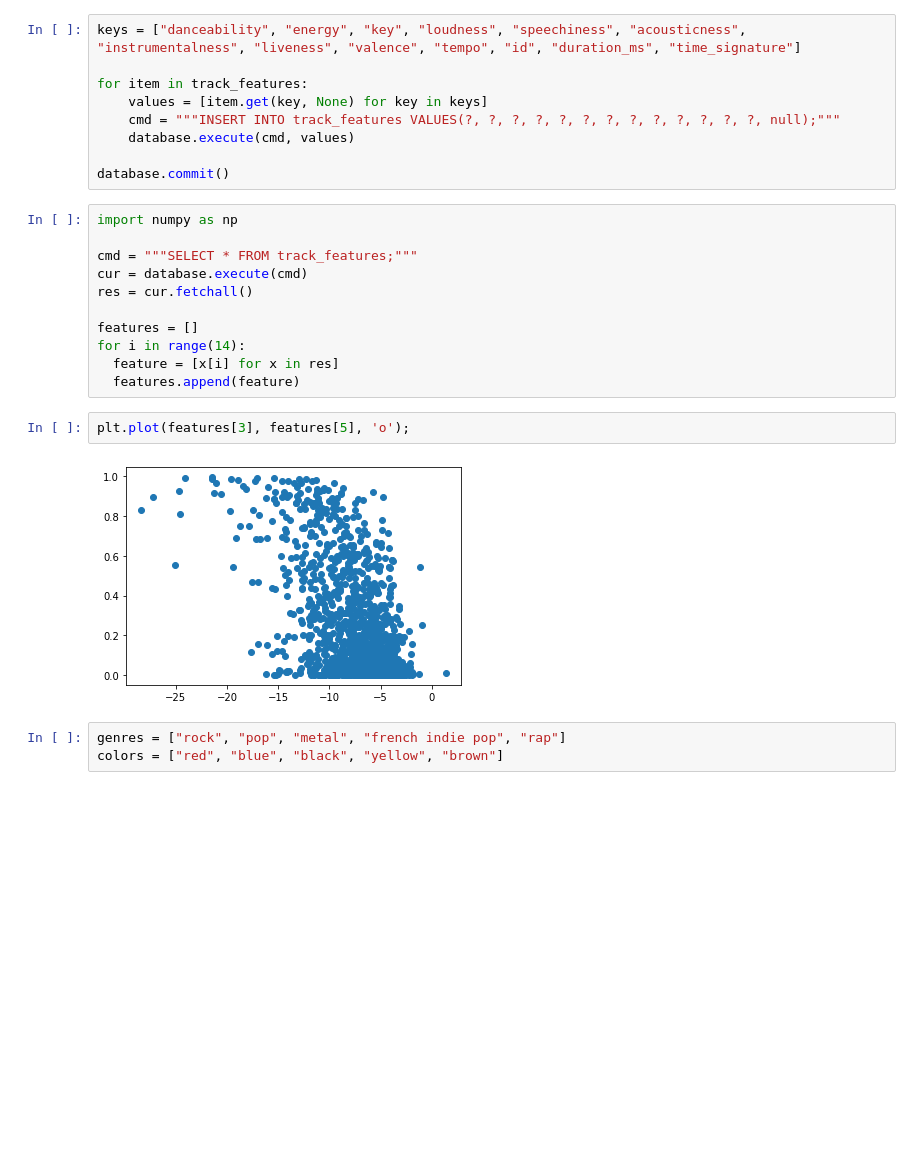
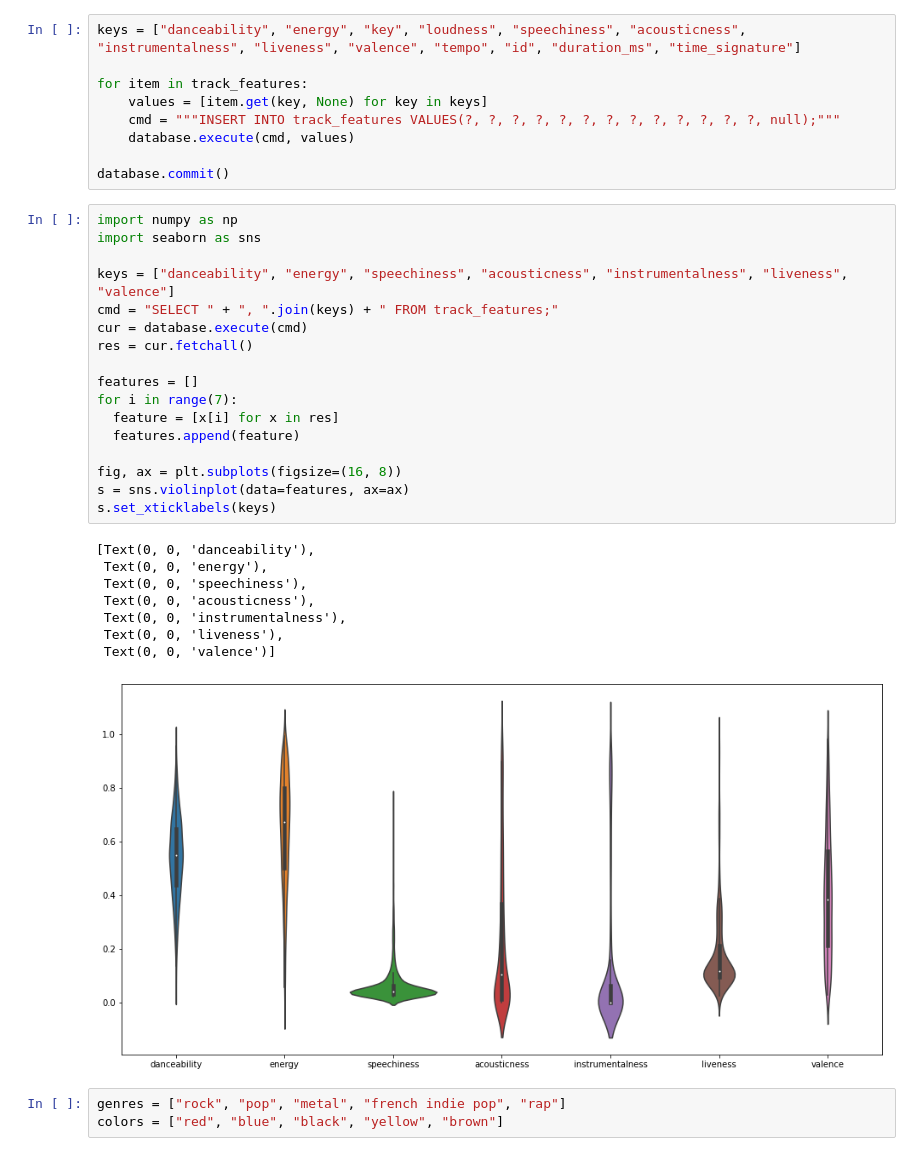
Before and after one commit to TimoBl/Spotify-Data-Analysis, a Jupyter notebook: Spotify_Data_Analysis.ipynb, the cells around one changed output. Drawn from its saved outputs; the diff is of its cells as text; blank space fills up the shorter version.

```diff
--- a/Spotify_Data_Analysis.ipynb
+++ b/Spotify_Data_Analysis.ipynb
@@ -372,19 +368,30 @@ for item in track_features:
 database.commit()
 # %%
 import numpy as np
+import seaborn as sns
 
-cmd = """SELECT * FROM track_features;"""
+keys = ["danceability", "energy", "speechiness", "acousticness", "instrumentalness", "liveness", "valence"]
+cmd = "SELECT " + ", ".join(keys) + " FROM track_features;"
 cur = database.execute(cmd)
 res = cur.fetchall()
 
 features = []
-for i in range(14):
+for i in range(7):
   feature = [x[i] for x in res]
   features.append(feature)
+
+fig, ax = plt.subplots(figsize=(16, 8))
+s = sns.violinplot(data=features, ax=ax)
+s.set_xticklabels(keys)
+# %% [output]
+[Text(0, 0, 'danceability'),
+ Text(0, 0, 'energy'),
+ Text(0, 0, 'speechiness'),
+ Text(0, 0, 'acousticness'),
+ Text(0, 0, 'instrumentalness'),
+ Text(0, 0, 'liveness'),
+ Text(0, 0, 'valence')]
+[figure, added]
-# %%
-plt.plot(features[3], features[5], 'o');
-# %% [output]
-[figure, removed]
 # %%
 genres = ["rock", "pop", "metal", "french indie pop", "rap"]
 colors = ["red", "blue", "black", "yellow", "brown"]
```
Also changed, not shown: parts of 13 cells of this notebook.
